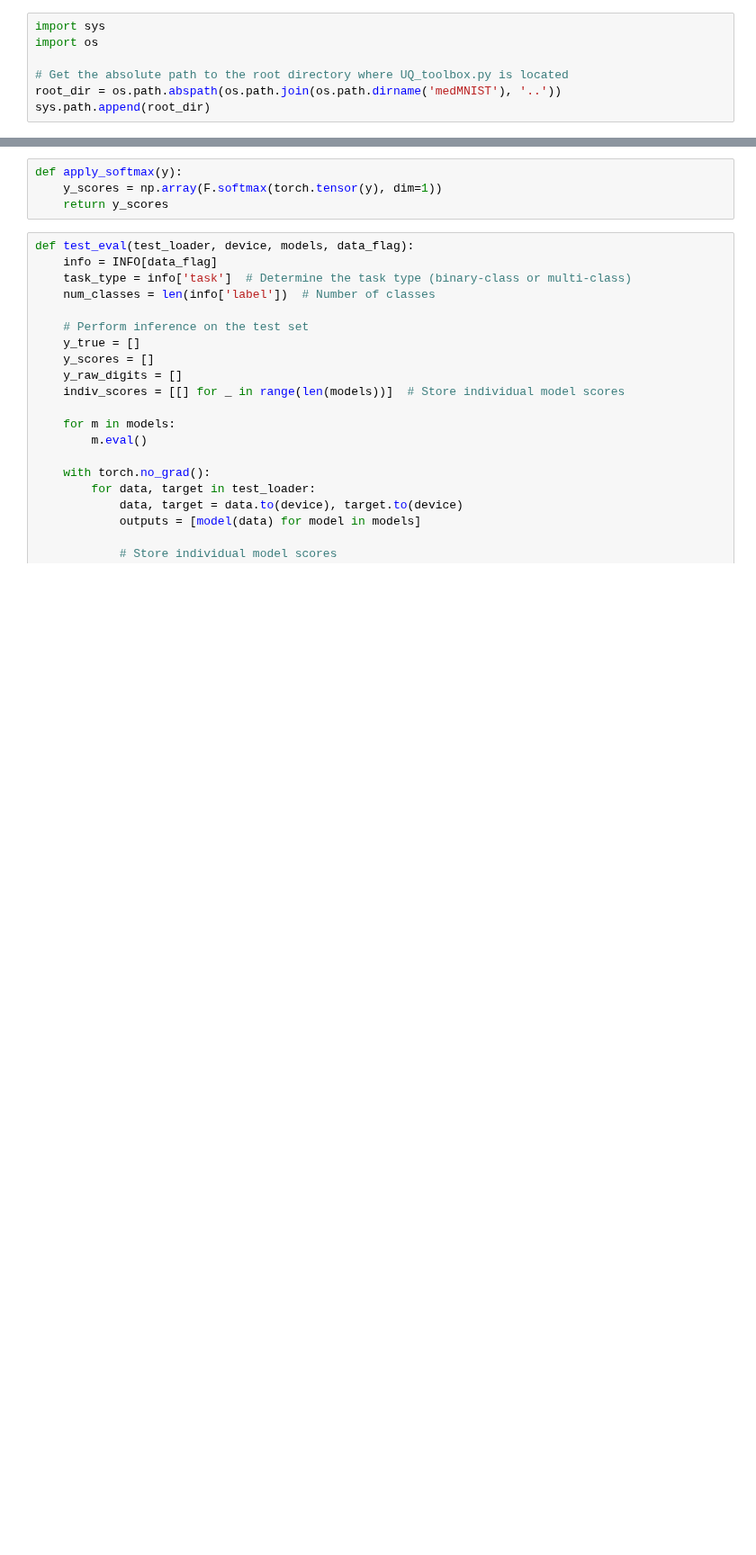
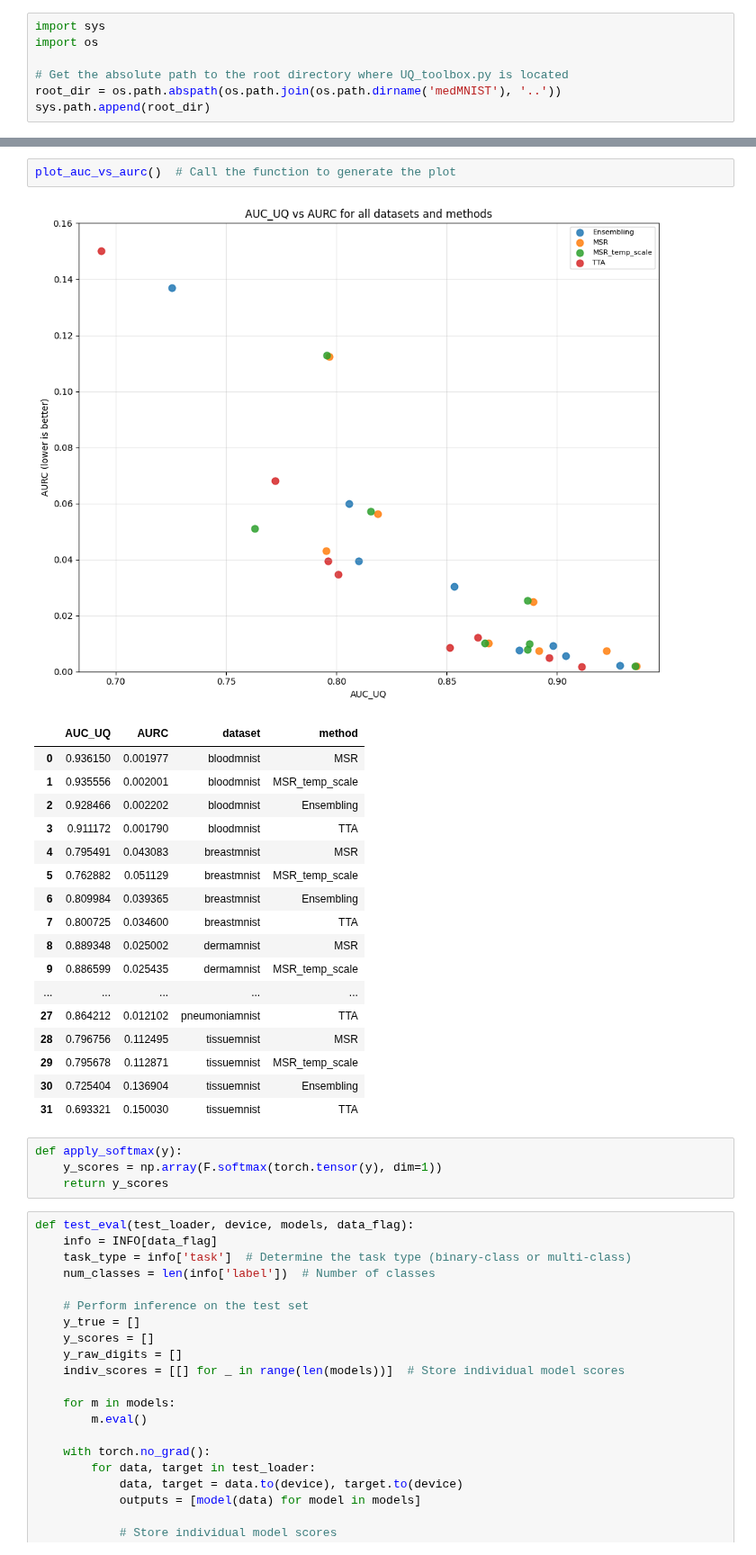
Before and after one commit to pstnmz/FailCatcher, a Jupyter notebook: medMNIST/visualize_results_and_combination.ipynb, the cells around one changed output, grey strips where cells are left out. Shown at 90% size. Drawn from its saved outputs; the diff is of its cells as text; blank space fills up the shorter version.

```diff
--- a/medMNIST/visualize_results_and_combination.ipynb
+++ b/medMNIST/visualize_results_and_combination.ipynb
@@ -124,3 +454,24 @@ else:
+# %%
+plot_auc_vs_aurc()  # Call the function to generate the plot
+# %% [output]
+[figure, added]
+|  | AUC_UQ | AURC | dataset | method |
+| 0 | 0.936150 | 0.001977 | bloodmnist | MSR |
+| 1 | 0.935556 | 0.002001 | bloodmnist | MSR_temp_scale |
+| 2 | 0.928466 | 0.002202 | bloodmnist | Ensembling |
+| 3 | 0.911172 | 0.001790 | bloodmnist | TTA |
+| 4 | 0.795491 | 0.043083 | breastmnist | MSR |
+| 5 | 0.762882 | 0.051129 | breastmnist | MSR_temp_scale |
+| 6 | 0.809984 | 0.039365 | breastmnist | Ensembling |
+| 7 | 0.800725 | 0.034600 | breastmnist | TTA |
+| 8 | 0.889348 | 0.025002 | dermamnist | MSR |
+| 9 | 0.886599 | 0.025435 | dermamnist | MSR_temp_scale |
+| ... | ... | ... | ... | ... |
+| 27 | 0.864212 | 0.012102 | pneumoniamnist | TTA |
+| 28 | 0.796756 | 0.112495 | tissuemnist | MSR |
+| 29 | 0.795678 | 0.112871 | tissuemnist | MSR_temp_scale |
+| 30 | 0.725404 | 0.136904 | tissuemnist | Ensembling |
+| 31 | 0.693321 | 0.150030 | tissuemnist | TTA |
 # %%
 def apply_softmax(y):
     y_scores = np.array(F.softmax(torch.tensor(y), dim=1))
```
Also changed, not shown: parts of 9 cells of this notebook, 8 other files.
